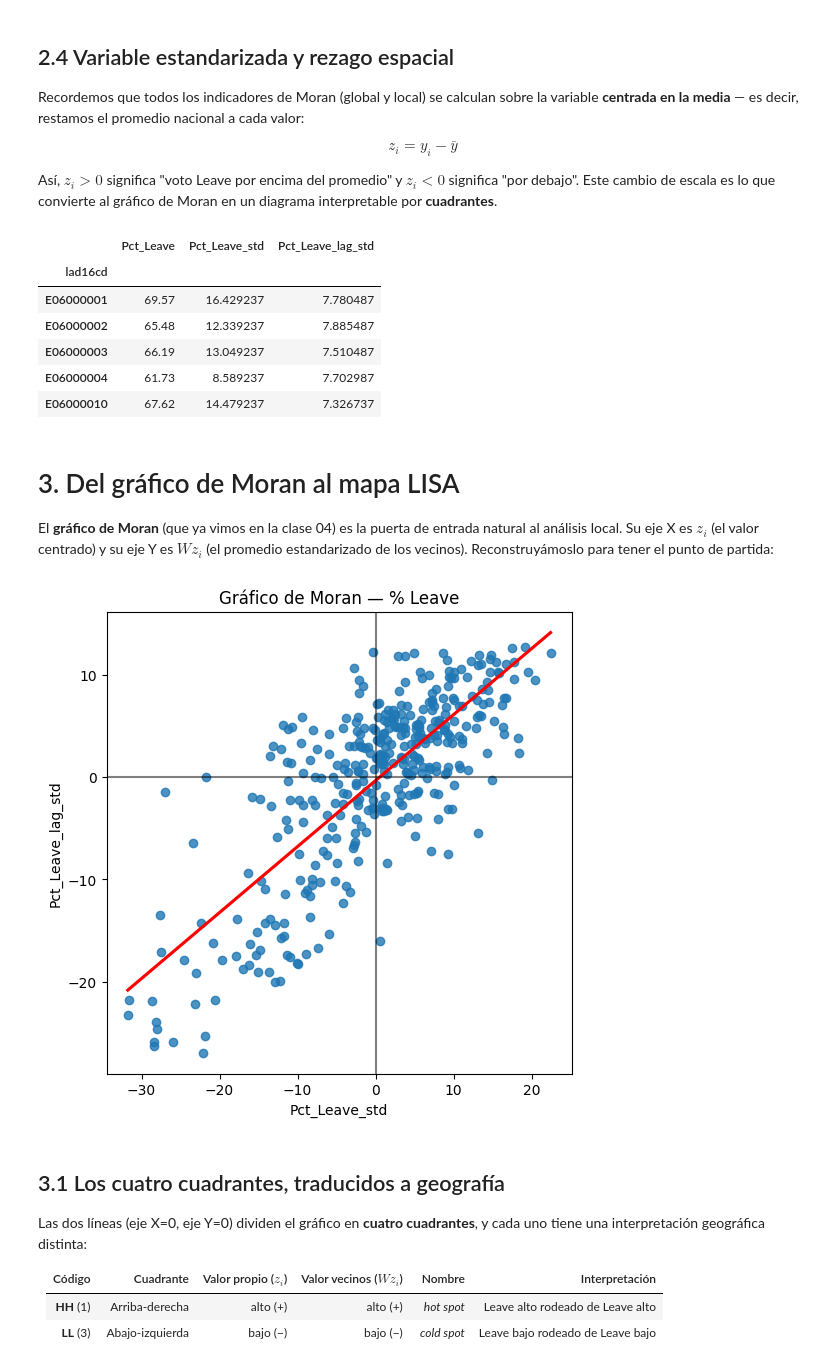
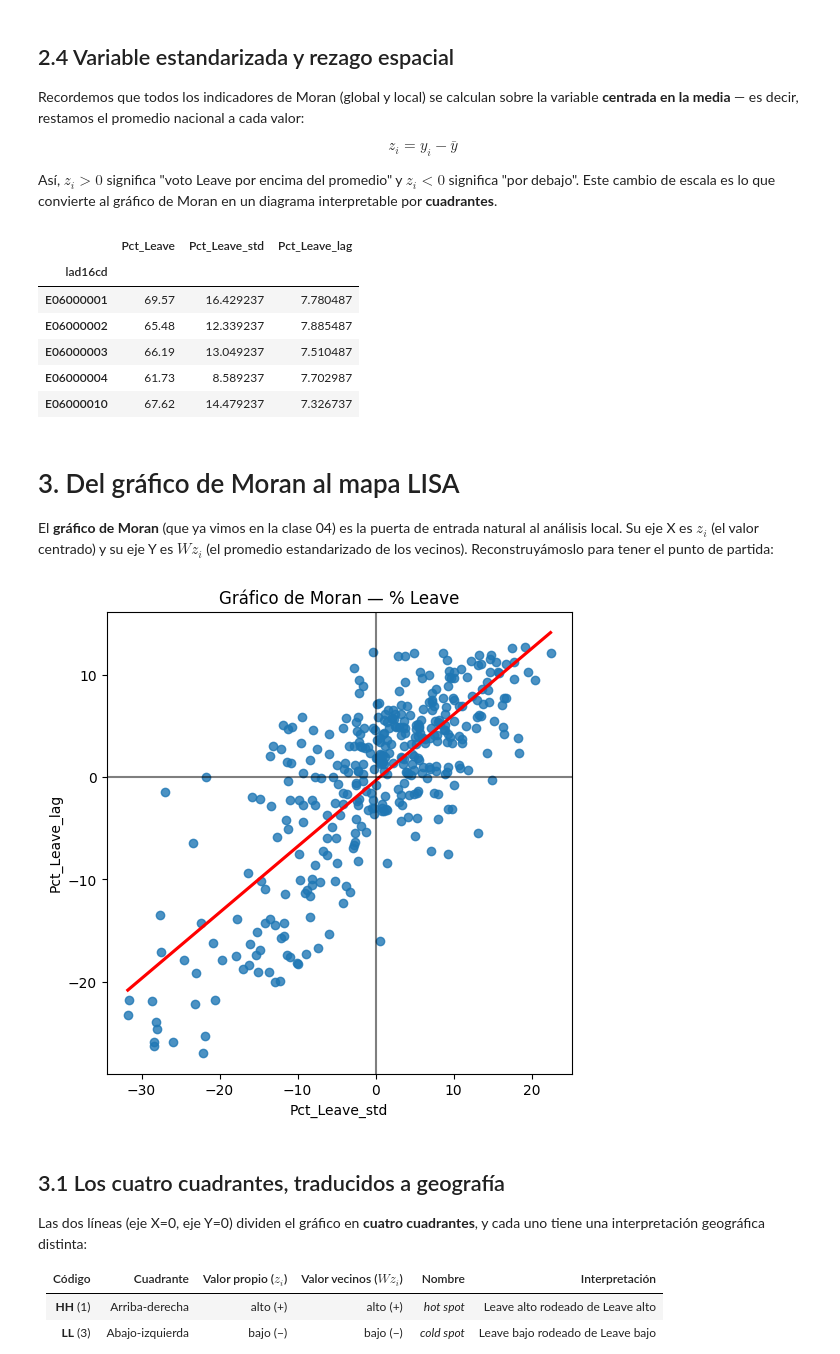
Before and after one commit to daniopitz/geodata, a Jupyter notebook: 05_autocorrelacion_local.ipynb, the cells around one changed output. Cells and saved outputs as stored; diff of their text form; code cells hidden in the pictures.

```diff
--- a/05_autocorrelacion_local.ipynb
+++ b/05_autocorrelacion_local.ipynb
@@ -116,13 +116,13 @@ Así, $z_i > 0$ significa "voto Leave por encima del promedio" y $z_i < 0$ signi
 db["Pct_Leave_std"] = db["Pct_Leave"] - db["Pct_Leave"].mean()
 
 # Rezago espacial de la variable estandarizada
-db["Pct_Leave_lag_std"] = weights.lag_spatial(
+db["Pct_Leave_lag"] = weights.lag_spatial(
     w, db["Pct_Leave_std"]
 )
 
-db[["Pct_Leave", "Pct_Leave_std", "Pct_Leave_lag_std"]].head()
+db[["Pct_Leave", "Pct_Leave_std", "Pct_Leave_lag"]].head()
 # %% [output]
-|  | Pct_Leave | Pct_Leave_std | Pct_Leave_lag_std |
+|  | Pct_Leave | Pct_Leave_std | Pct_Leave_lag |
 | lad16cd |  |  |  |
 | E06000001 | 69.57 | 16.429237 | 7.780487 |
 | E06000002 | 65.48 | 12.339237 | 7.885487 |
@@ -136,18 +136,18 @@ El **gráfico de Moran** (que ya vimos en la clase 04) es la puerta de entrada n
 # %%
 f, ax = plt.subplots(1, figsize=(6, 6))
 seaborn.regplot(
     x="Pct_Leave_std",
-    y="Pct_Leave_lag_std",
+    y="Pct_Leave_lag",
     ci=None,
     data=db,
     line_kws={"color": "r"},
 )
 ax.axvline(0, c="k", alpha=0.5)
 ax.axhline(0, c="k", alpha=0.5)
 ax.set_title("Gráfico de Moran — % Leave")
 plt.show()
 # %% [output]
-[figure, old version]
+[figure, new version]
 # %% [markdown]
 ## 3.1 Los cuatro cuadrantes, traducidos a geografía
 
```
Also changed, not shown: parts of 2 cells of this notebook.
